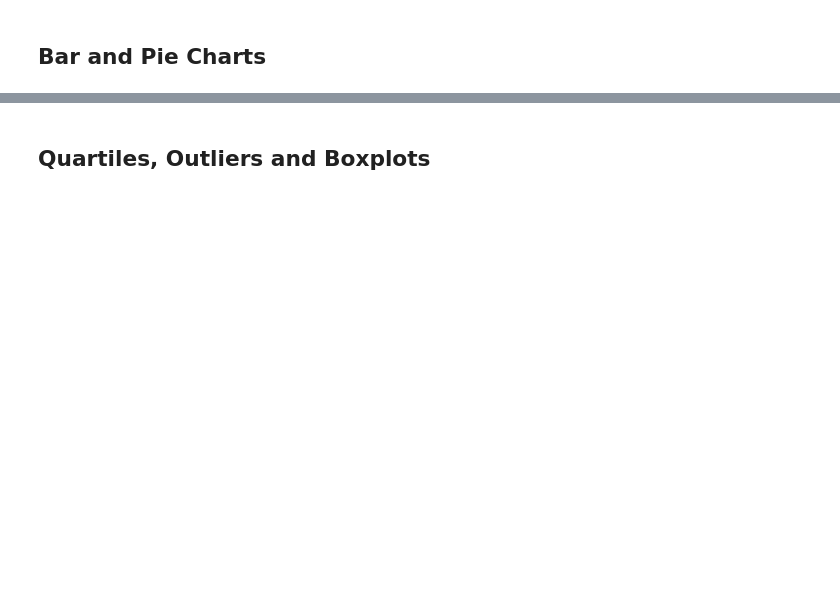
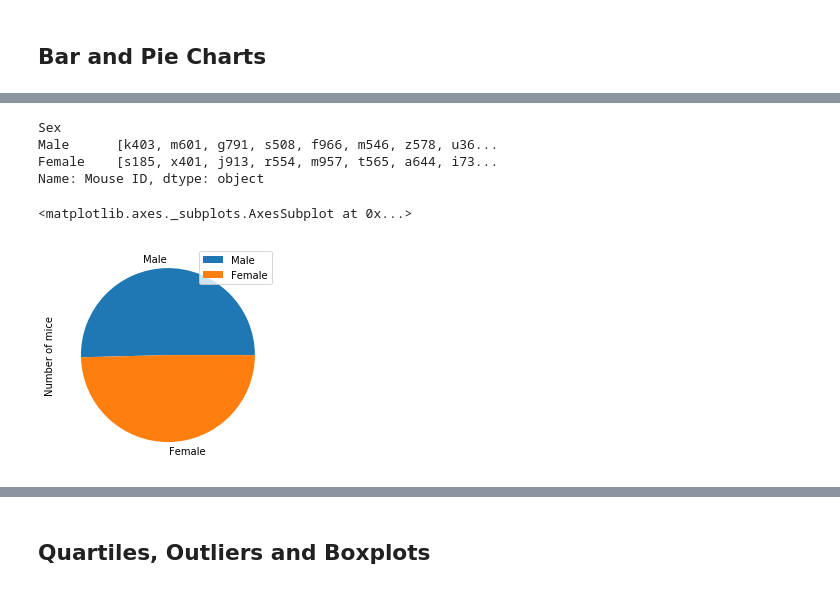
Before and after one commit to palominocp/matplotlib, a Jupyter notebook: pymaceuticals_starter.ipynb, the cells around one changed output, grey strips where cells are left out. Cells and saved outputs as stored; diff of their text form; code cells hidden in the pictures; blank space fills up the shorter version.

```diff
--- a/pymaceuticals_starter.ipynb
+++ b/pymaceuticals_starter.ipynb
@@ -198 +259,19 @@ statistics_summary
+# %%
+# Generate a pie plot showing the distribution of female versus male mice using pandas
+mice_by_sex = clean_combined_data.groupby('Sex', sort = False)['Mouse ID'].unique()
+print(mice_by_sex)
+
+male_mice = len(mice_by_sex[0])
+fema_mice = len(mice_by_sex[1])
+mice_sex_number = [male_mice, fema_mice]
+
+mice_sex_df = pd.DataFrame({'Number of mice': mice_sex_number}, index = clean_combined_data['Sex'].unique())
+mice_sex_df.plot.pie(y = 'Number of mice')
+# %% [output]
+Sex
+Male      [k403, m601, g791, s508, f966, m546, z578, u36...
+Female    [s185, x401, j913, r554, m957, t565, a644, i73...
+Name: Mouse ID, dtype: object
+<matplotlib.axes._subplots.AxesSubplot at 0x...>
+[figure, added]
 # %%
```
Also changed, not shown: parts of 9 cells of this notebook.
